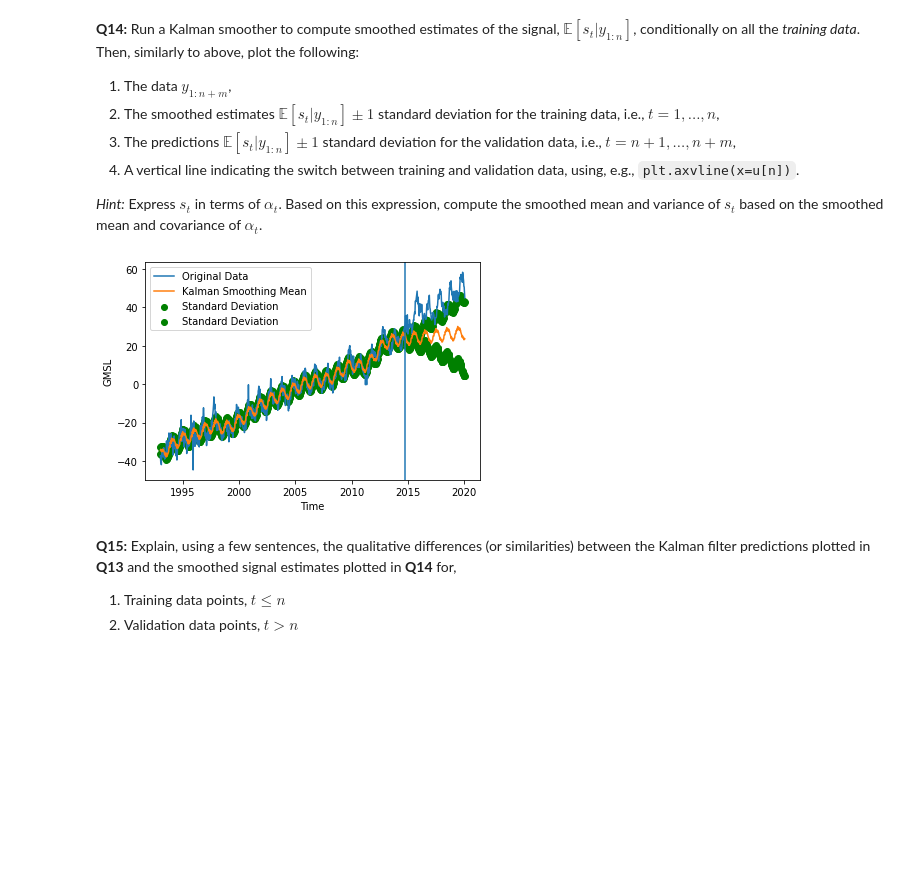
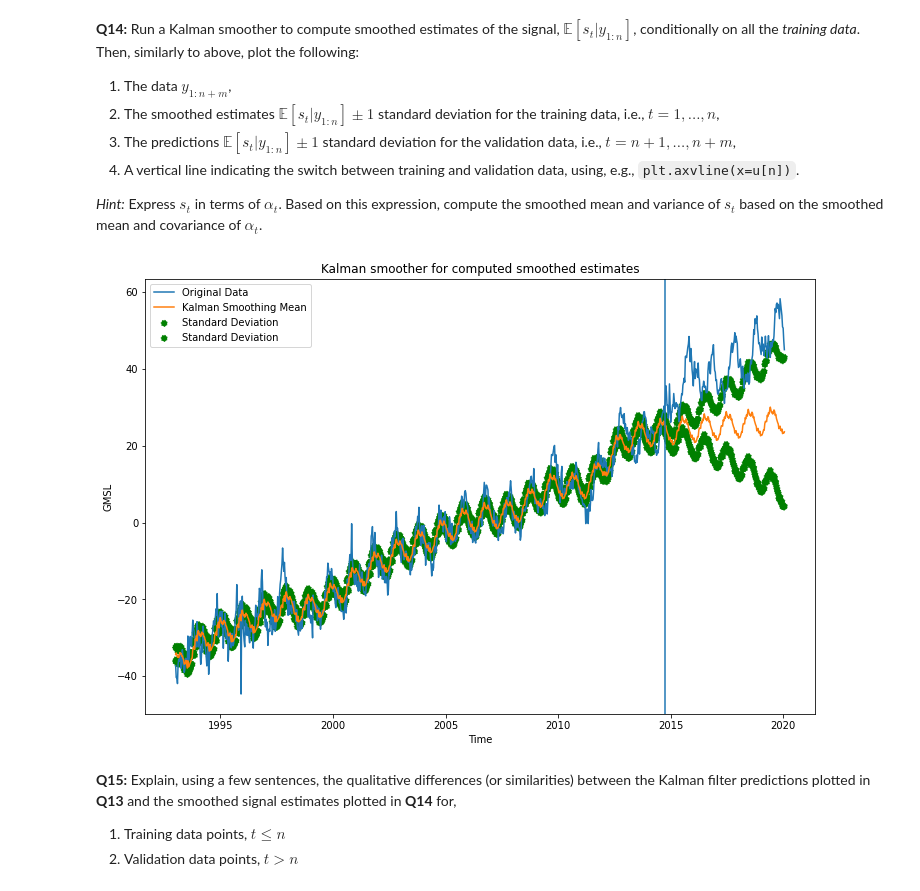
Before and after one commit to amannayak/Time-Series-and-Sequence-Analysis, a Jupyter notebook: Task2/tssl_lab2.ipynb, the cells around one changed output. Cells and saved outputs as stored; diff of their text form; code cells hidden in the pictures; blank space fills up the shorter version.

```diff
--- a/Task2/tssl_lab2.ipynb
+++ b/Task2/tssl_lab2.ipynb
@@ -361,32 +370,36 @@ yTrain = yTrain[:801]
 # Some arbitrary noise values for now
 sigma_trend = 0.01
 sigma_seas = 1
-sigma_eps = 1
+#sigma_eps = 1
 Q = np.array([[sigma_trend**2, 0.], [0., sigma_seas**2]])  # Process noise covariance matrix
 
 def compute_theta(ks):
     """Implements the M-step of the EM-algorithm, based on the Kalman smoother results (ks). See Q11."""
     n = len(ks.eps_hat)
     sigma_epsilon2  = (1/n) * np.sum(ks.eps_hat**2 + ks.eps_var) #observation
+    #need to be calculated along diagonal only
     #sigma_neta2 = (1/(n-1)) * np.sum(ks.eta_hat**2 - ks.eta_cov) #seasonal
 
-    dt = 0
-
+    traceMatSum = 0
+    #t_Mat = (ks.eta_hat.T @  ks.eta_hat + ks.eta_cov)    # dimensinal error because of grouping
+    #  traceMatSum = np.trace(t_Mat)
     for t in range(n):
       t_Mat = (ks.eta_hat[:,:,t] @  ks.eta_hat[:,:,t].T + ks.eta_cov[:,:,t])
-      dt = dt + t_Mat[1,1]
-    sigma_neta2 = (1/n) * dt
+      traceMatSum = traceMatSum + t_Mat[1,1]
+
+
+    sigma_neta2 = (1/n) * traceMatSum
     theta_new = (sigma_epsilon2 , sigma_neta2)
     return theta_new
 
 
-minChange = 0.01 #custom threshold set, could be changed based on expected diff
+minChange = 0.001 #custom threshold set, could be changed based on expected diff
 logLikeLi = []
 sigma_eps_Arr = []
 sigma_seas_Arr = []
 #Q = np.array([[sigma_trend**2, 0.], [0., sigma_seas**2]])  # Process noise covariance matrix #from above
 
-sigma_eps2 = 1**2
+sigma_eps2 = 1**2 #given
 
 #changing r to 0 in-order to python indexing
 for r in range(0,num_iter):
@@ -432,6 +445,6 @@ LogLikeLihood is -1609.0401941450857
 Number of iteration is : 99
 LogLikeLihood is -1608.9558766261744
 # %%
-for t in range(5):
-  print((ks.eta_hat[:,:,t] @  ks.eta_hat[:,:,t].T + ks.eta_cov[:,:,t]).shape)
-#ks.eta_cov.shape
+# for t in range(5):
+#   print((ks.eta_hat[:,:,t] @  ks.eta_hat[:,:,t].T + ks.eta_cov[:,:,t]).shape)
+# #ks.eta_cov.shape
@@ -541,17 +551,25 @@ sd1KS = s_tMean - np.sqrt(s_tVar)
 sd2KS = s_tMean + np.sqrt(s_tVar)
 # %%
 #Data Plot
+from pandas.core.common import flatten
+s_tMean = list(flatten(s_tMean))
+s_tVar = list(flatten(s_tVar))
+
+sd1KS = s_tMean - np.sqrt(s_tVar)
+sd2KS = s_tMean + np.sqrt(s_tVar)
+
 plt.plot(u,y ,label = "Original Data")
 plt.plot(u , s_tMean , label = "Kalman Smoothing Mean")
-plt.scatter(u , sd1KS , label = "Standard Deviation" , color = "green")
-plt.scatter(u , sd2KS , label = "Standard Deviation" , color = "green")
+plt.scatter(u , sd1KS , label = "Standard Deviation" , color = "green" , ls = ":")
+plt.scatter(u , sd2KS , label = "Standard Deviation" , color = "green" , ls = ":")
 plt.axvline(x=u[801])
 plt.xlabel("Time")
 plt.ylabel("GMSL")
+plt.title("Kalman smoother for computed smoothed estimates")
 plt.legend()
 plt.show()
 # %% [output]
-[figure, old version]
+[figure, new version]
 # %% [markdown]
 **Q15:** Explain, using a few sentences, the qualitative differences (or similarities) between the Kalman filter predictions plotted in **Q13** and the smoothed signal estimates plotted in **Q14** for,
 1. Training data points, $t \leq n$
```
Also changed, not shown: parts of 13 cells of this notebook.
